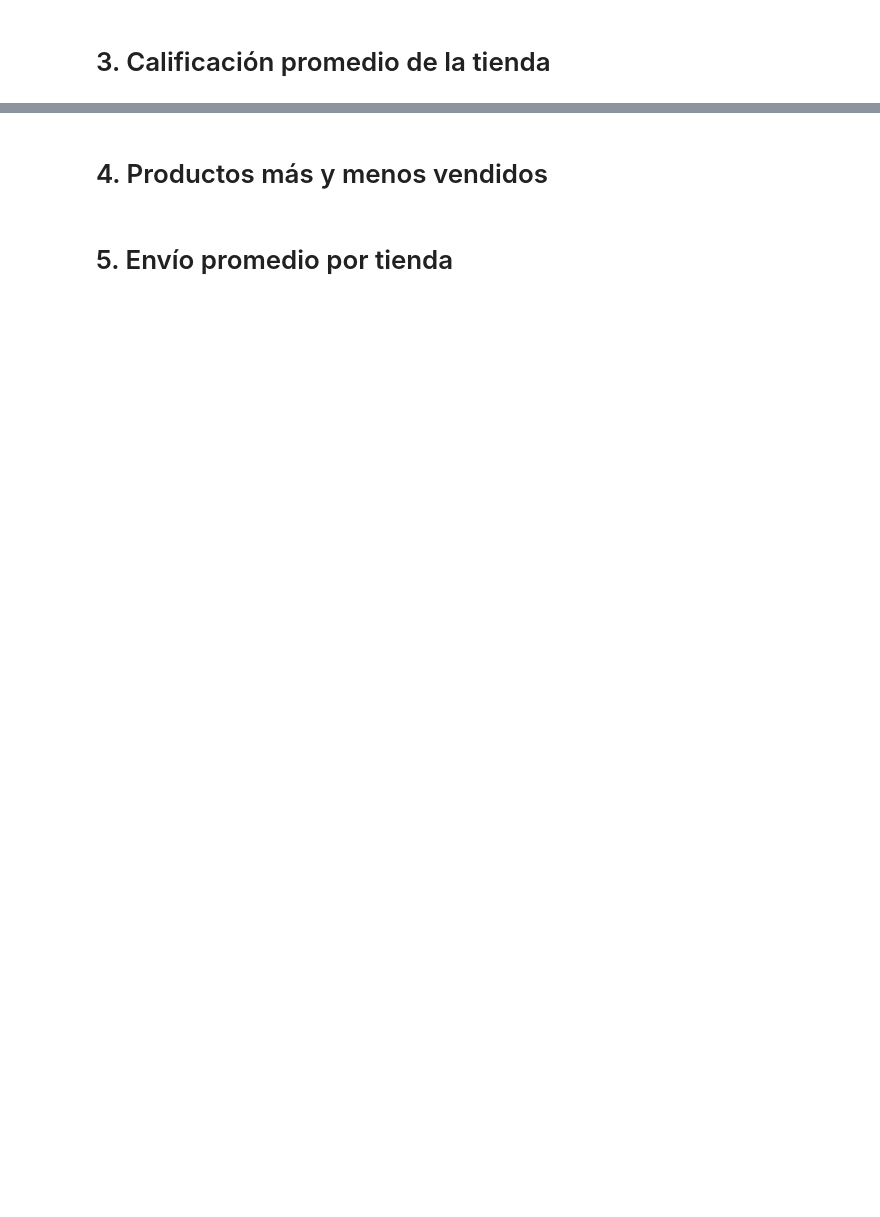
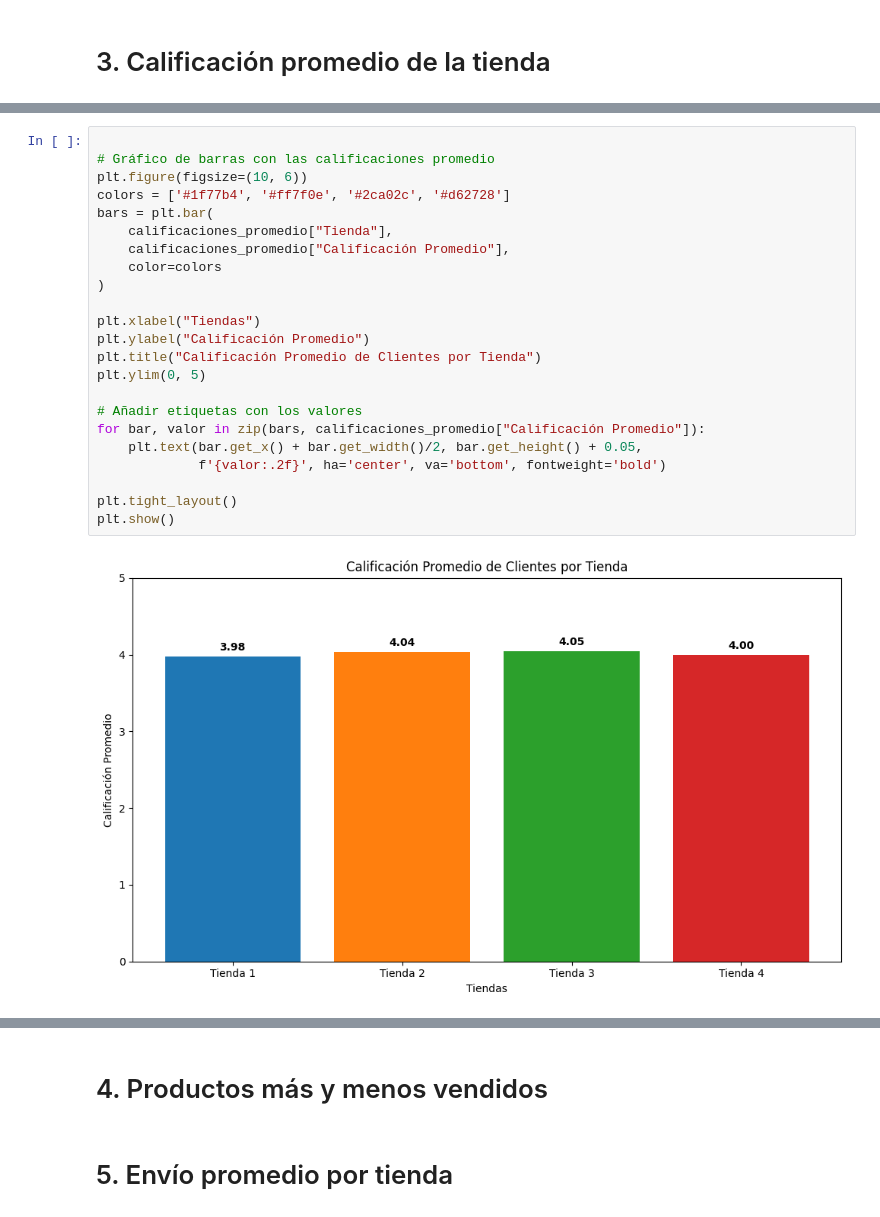
Before and after one commit to arruenicol/challenge_alura_store, a Jupyter notebook: AluraStoreLatam.ipynb, the cells around one changed output, grey strips where cells are left out. Saved outputs shown, nothing was run; the diff lists cells and outputs as text; blank space fills up the shorter version.

```diff
--- a/AluraStoreLatam.ipynb
+++ b/AluraStoreLatam.ipynb
@@ -86,0 +205,25 @@ plt.show()
+# %%
+
+# Gráfico de barras con las calificaciones promedio
+plt.figure(figsize=(10, 6))
+colors = ['#1f77b4', '#ff7f0e', '#2ca02c', '#d62728']
+bars = plt.bar(
+    calificaciones_promedio["Tienda"],
+    calificaciones_promedio["Calificación Promedio"],
+    color=colors
+)
+
+plt.xlabel("Tiendas")
+plt.ylabel("Calificación Promedio")
+plt.title("Calificación Promedio de Clientes por Tienda")
+plt.ylim(0, 5)
+
+# Añadir etiquetas con los valores
+for bar, valor in zip(bars, calificaciones_promedio["Calificación Promedio"]):
+    plt.text(bar.get_x() + bar.get_width()/2, bar.get_height() + 0.05,
+             f'{valor:.2f}', ha='center', va='bottom', fontweight='bold')
+
+plt.tight_layout()
+plt.show()
+# %% [output]
+[figure, added]
```
Also changed, not shown: parts of 6 cells of this notebook.
